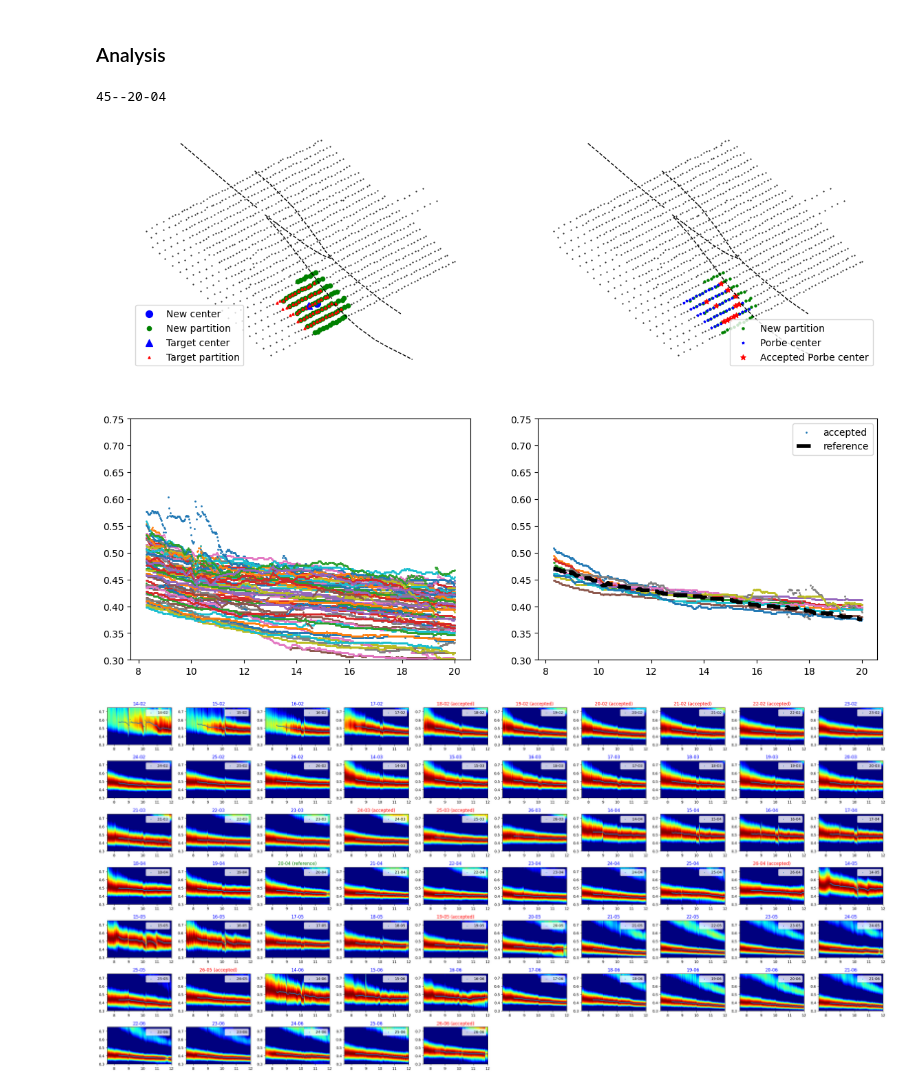
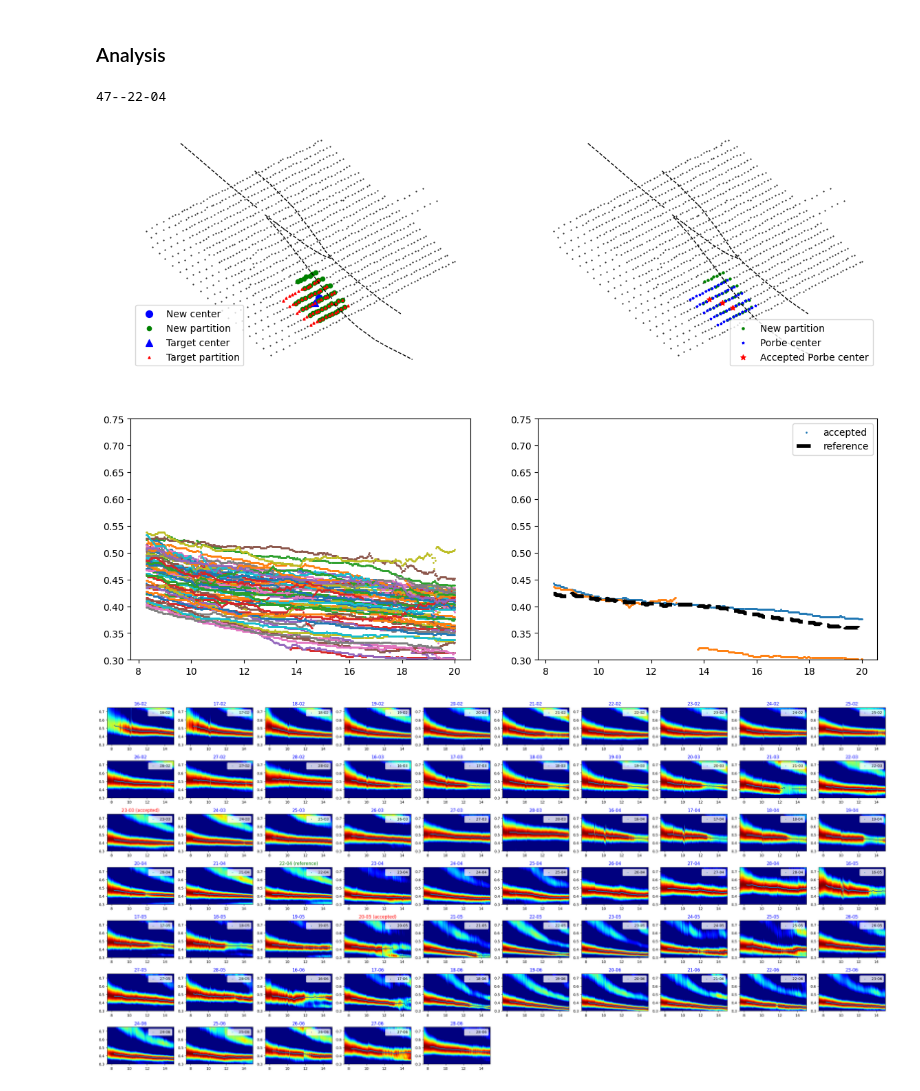
Before and after one commit to harmonsong/SGB_tomography_project, a Jupyter notebook: 3-2-2-3_post-repartition-analysis.ipynb, the cells around one changed output. Drawn from its saved outputs; the diff is of its cells as text; code cells hidden in the pictures.

```diff
--- a/3-2-2-3_post-repartition-analysis.ipynb
+++ b/3-2-2-3_post-repartition-analysis.ipynb
@@ -261,7 +261,7 @@ def plot_disp_all(key_subwork):
     plt.savefig(dir_image+'disp_all_'+key_subwork+'.png',dpi=60)
     #plt.close()
 # %%
-nums_repick = [45]
+nums_repick = [47]
 key_subworks = []
 for num in nums_repick:
     tag = str(num)
@@ -281,16 +281,16 @@ probe_accept_all = info_basic_bi['probe_accept']
 probe_ref_all = info_basic_bi['probe_ref']
 # %%
 c_lim = [0.3,0.75]
-f_lim = [7.5,12]
+f_lim = [7.5,15]
 for key_subwork in key_subworks:
     print(key_subwork)
     target = key_subwork[key_subwork.find('--')+2:]
     probes = info_basic_bi['probe'][key_subwork]
     probes_accept = probe_accept_all[target]
     probe_ref = probe_ref_all[target]
     new_target_comparison(key_subwork)
     plot_disp_all(key_subwork)
 # %% [output]
-45--20-04
+47--22-04
-[figure, old version]
+[figure, new version]
-[figure, old version]
+[figure, new version]
```
Also changed, not shown: 4 other files.
